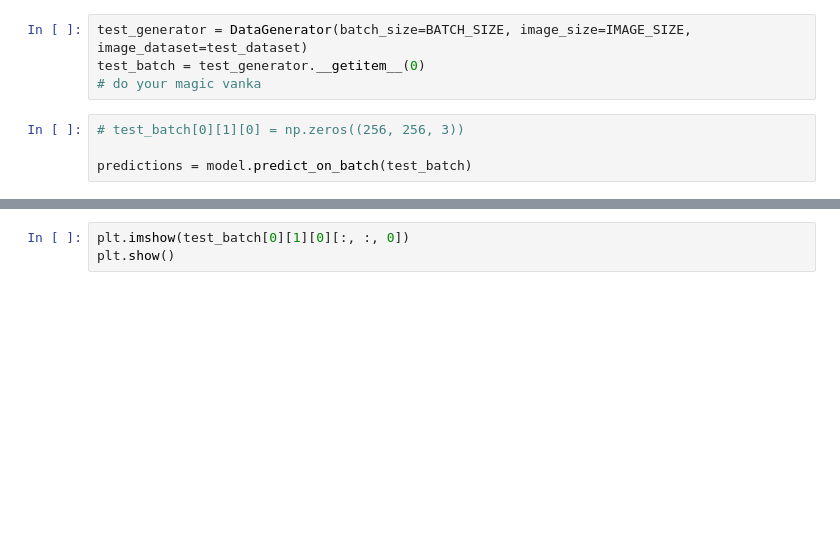
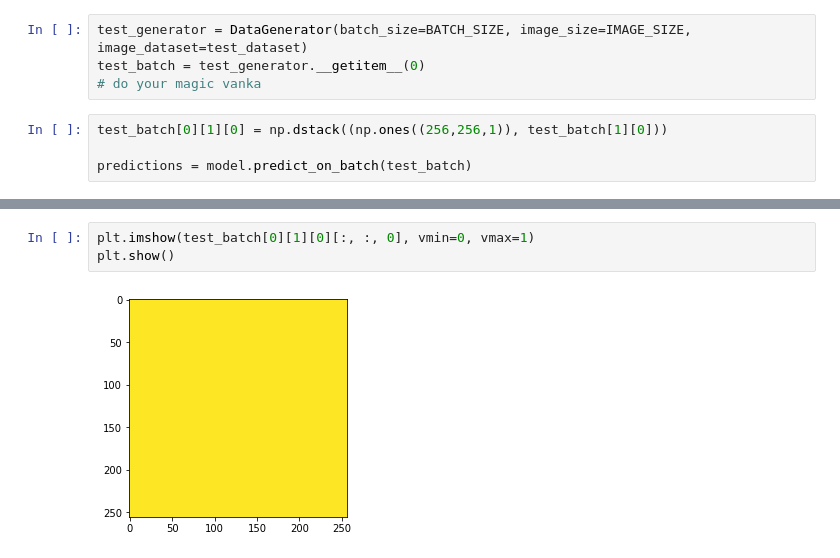
Before and after one commit to haivanka/Image-Colorization, a Jupyter notebook: train-test.ipynb, the cells around one changed output, grey strips where cells are left out. Saved outputs shown, nothing was run; the diff lists cells and outputs as text; blank space fills up the shorter version.

```diff
--- a/train-test.ipynb
+++ b/train-test.ipynb
@@ -165,7 +147,7 @@ test_generator = DataGenerator(batch_size=BATCH_SIZE, image_size=IMAGE_SIZE, ima
 test_batch = test_generator.__getitem__(0)
 # do your magic vanka
 # %%
-# test_batch[0][1][0] = np.zeros((256, 256, 3))
+test_batch[0][1][0] = np.dstack((np.ones((256,256,1)), test_batch[1][0]))
 
 predictions = model.predict_on_batch(test_batch)
 # %%
@@ -184,3 +174,5 @@ plt.show()
 # %%
-plt.imshow(test_batch[0][1][0][:, :, 0])
+plt.imshow(test_batch[0][1][0][:, :, 0], vmin=0, vmax=1)
 plt.show()
+# %% [output]
+[figure, added]
```
Also changed, not shown: parts of 20 cells of this notebook, 1 other file.
